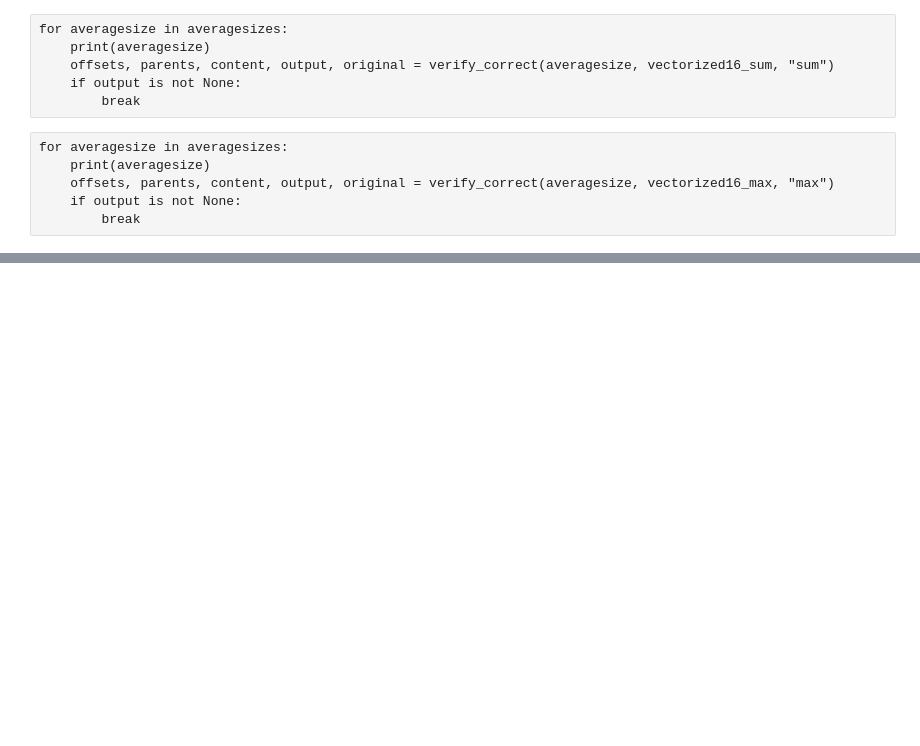
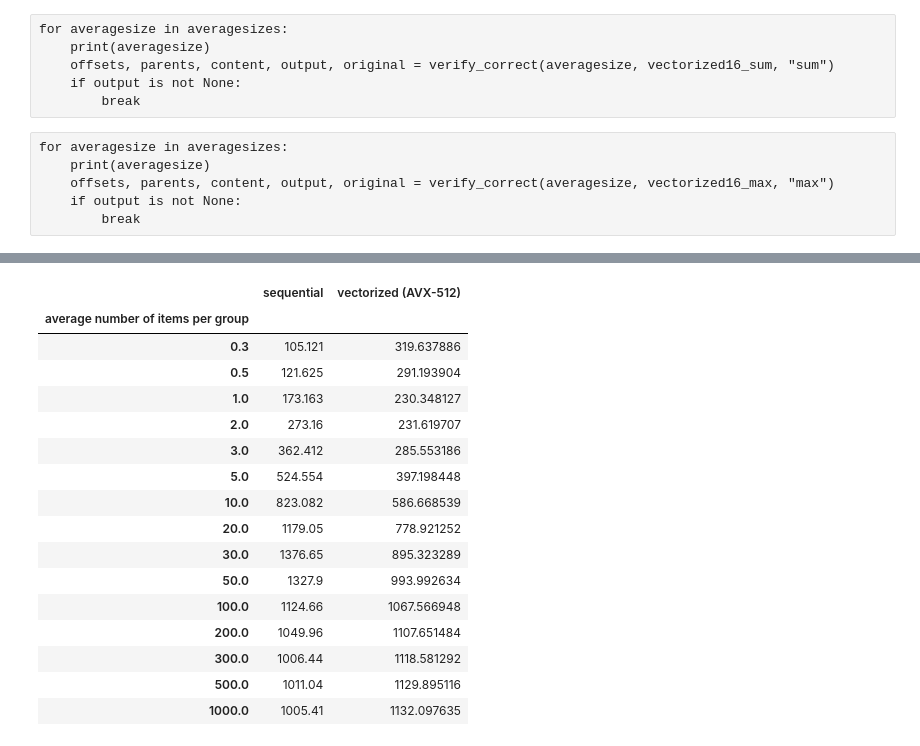
Before and after one commit to jpivarski/jupyter-performance-studies, a Jupyter notebook: 2018-09-10-jagged-reduction.ipynb, the cells around one changed output, grey strips where cells are left out. Drawn from its saved outputs; the diff is of its cells as text; code cells hidden in the pictures; blank space fills up the shorter version.

```diff
--- a/2018-09-10-jagged-reduction.ipynb
+++ b/2018-09-10-jagged-reduction.ipynb
@@ -411,0 +451,20 @@ max_rates.plot(logx=True)
+# %%
+sum_rates
+# %% [output]
+|  | sequential | vectorized (AVX-512) |
+| average number of items per group |  |  |
+| 0.3 | 105.121 | 319.637886 |
+| 0.5 | 121.625 | 291.193904 |
+| 1.0 | 173.163 | 230.348127 |
+| 2.0 | 273.16 | 231.619707 |
+| 3.0 | 362.412 | 285.553186 |
+| 5.0 | 524.554 | 397.198448 |
+| 10.0 | 823.082 | 586.668539 |
+| 20.0 | 1179.05 | 778.921252 |
+| 30.0 | 1376.65 | 895.323289 |
+| 50.0 | 1327.9 | 993.992634 |
+| 100.0 | 1124.66 | 1067.566948 |
+| 200.0 | 1049.96 | 1107.651484 |
+| 300.0 | 1006.44 | 1118.581292 |
+| 500.0 | 1011.04 | 1129.895116 |
+| 1000.0 | 1005.41 | 1132.097635 |
```
Also changed, not shown: parts of 13 cells of this notebook.
